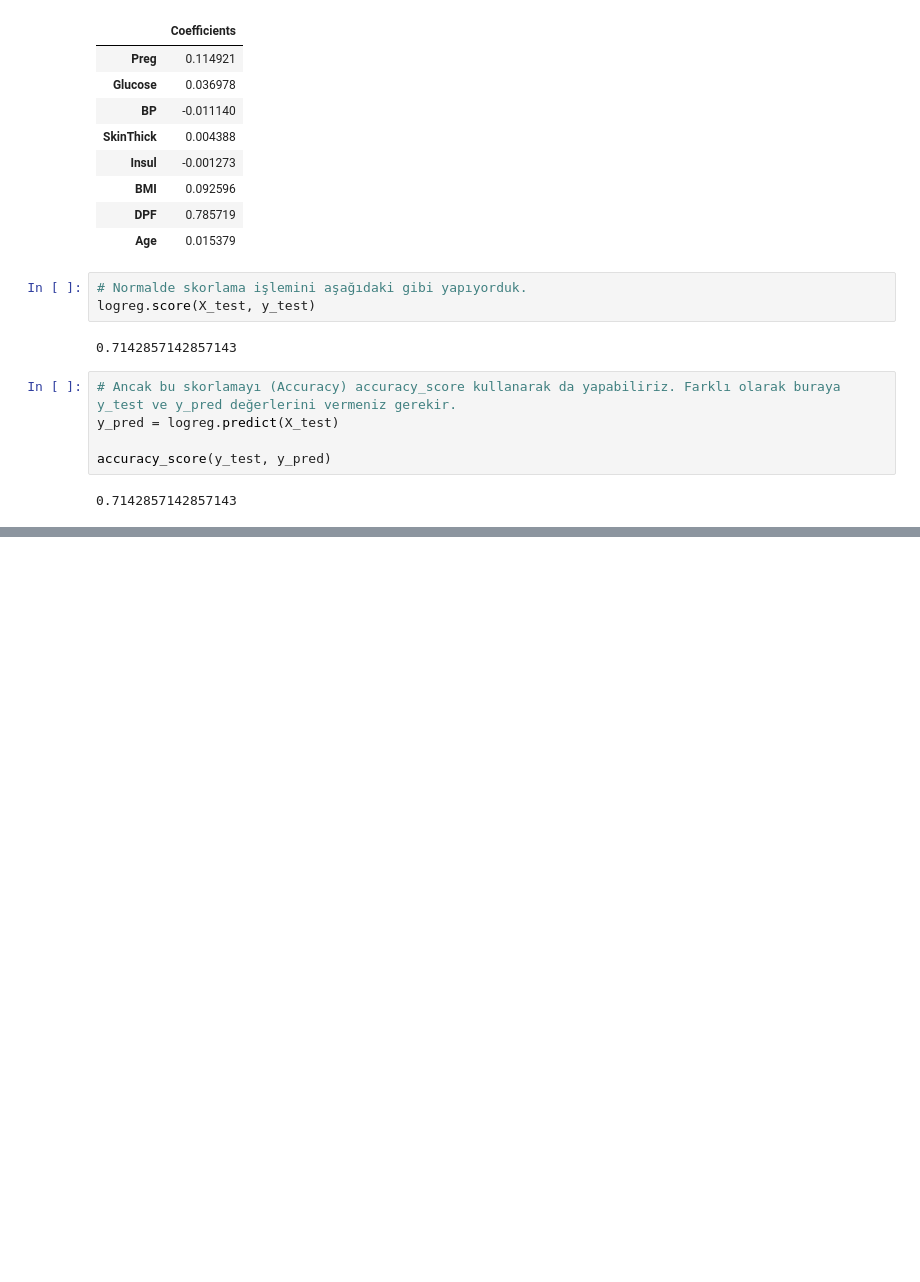
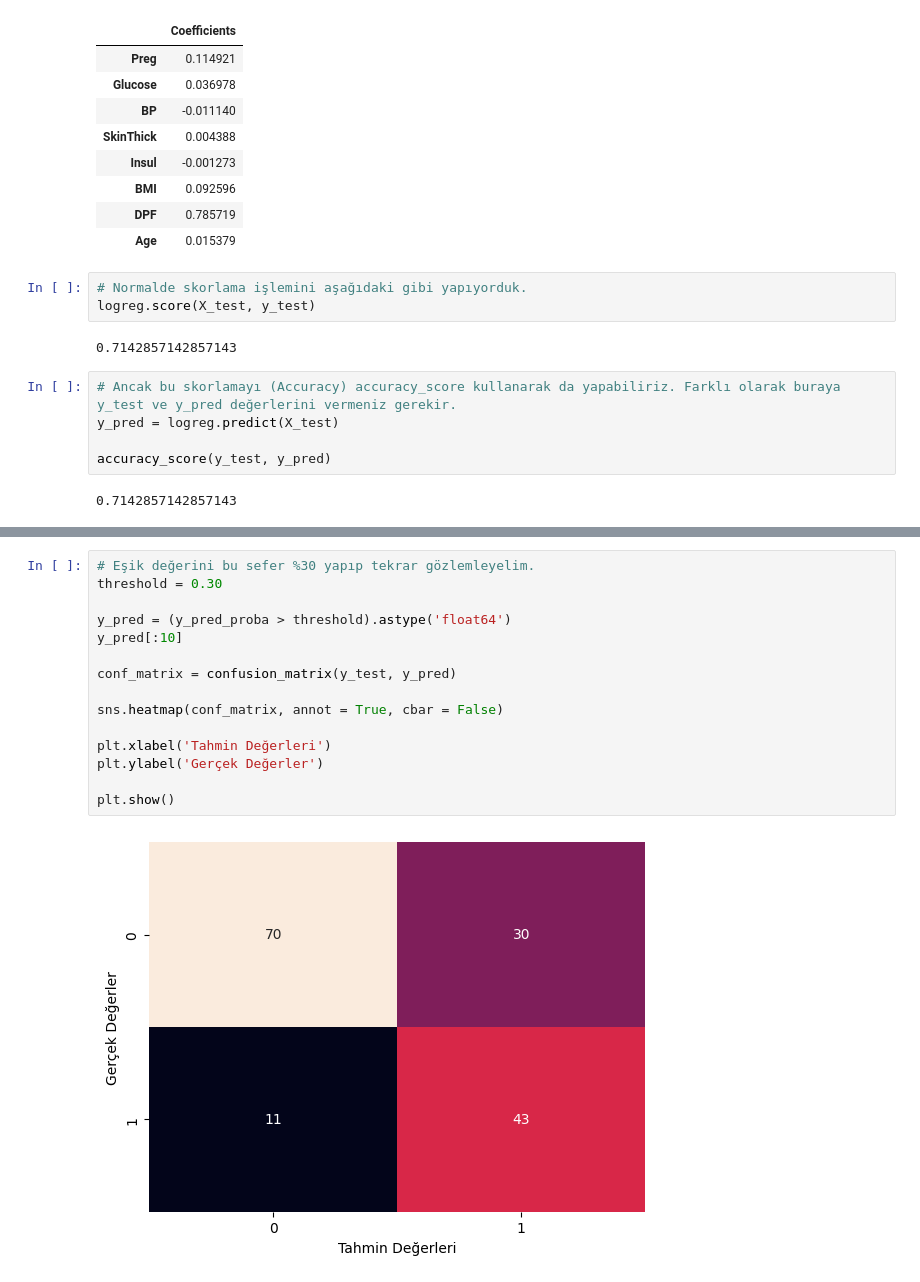
Before and after one commit to mybozkir/Machine_Learning_Practices, a Jupyter notebook: 1-Classification_Practices_TUR.ipynb, the cells around one changed output, grey strips where cells are left out. Saved outputs shown, nothing was run; the diff lists cells and outputs as text; blank space fills up the shorter version.

```diff
--- a/1-Classification_Practices_TUR.ipynb
+++ b/1-Classification_Practices_TUR.ipynb
@@ -306,0 +406,17 @@ accuracy_score(y_test, y_pred)
+# %%
+# Eşik değerini bu sefer %30 yapıp tekrar gözlemleyelim.
+threshold = 0.30
+
+y_pred = (y_pred_proba > threshold).astype('float64')
+y_pred[:10]
+
+conf_matrix = confusion_matrix(y_test, y_pred)
+
+sns.heatmap(conf_matrix, annot = True, cbar = False)
+
+plt.xlabel('Tahmin Değerleri')
+plt.ylabel('Gerçek Değerler')
+
+plt.show()
+# %% [output]
+[figure, added]
```
Also changed, not shown: parts of 32 cells of this notebook.
